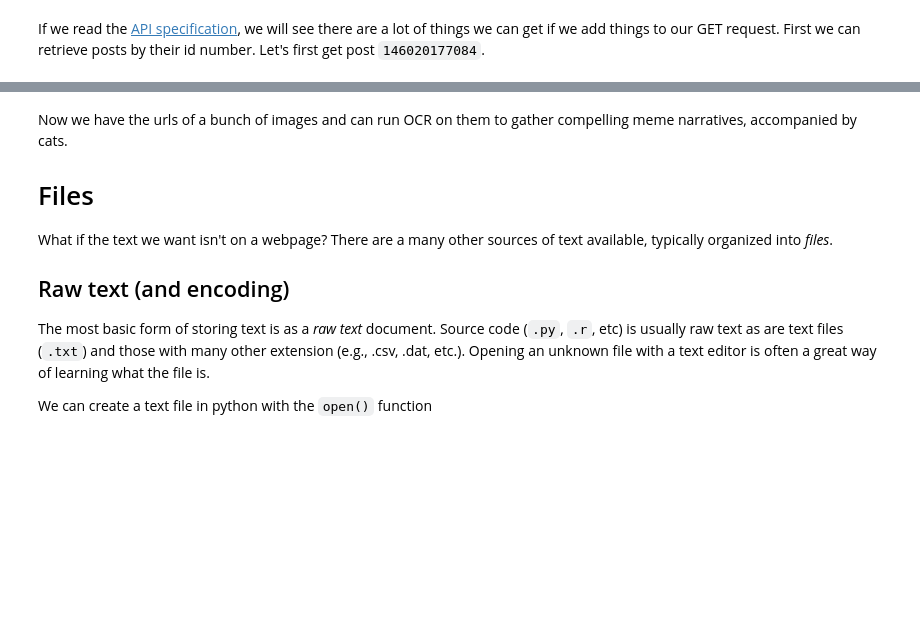
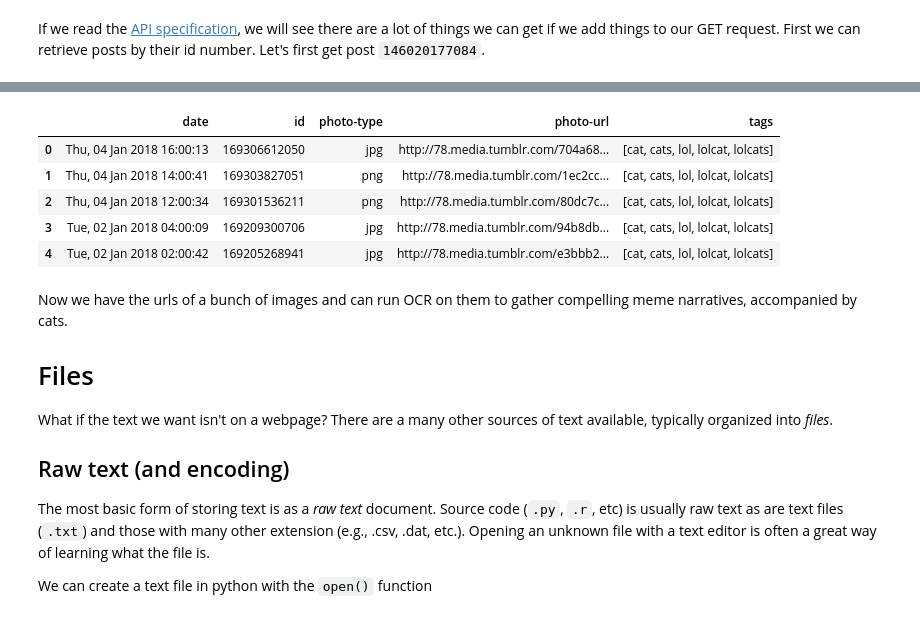
Before and after one commit to sunnyjooey/content-analysis-2018, a Jupyter notebook: 1-Intro/1-intro.ipynb, the cells around one changed output, grey strips where cells are left out. Saved outputs shown, nothing was run; the diff lists cells and outputs as text; code cells hidden in the pictures; blank space fills up the shorter version.

```diff
--- a/1-Intro/1-intro.ipynb
+++ b/1-Intro/1-intro.ipynb
@@ -480,3 +537,13 @@ tumblrImageScrape('lolcats-lol-cat', 50)
+# %%
+lolcat = tumblrImageScrape('lolcats-lol-cat', 50)
+lolcat.head()
+# %% [output]
+|  | date | id | photo-type | photo-url | tags |
+| 0 | Thu, 04 Jan 2018 16:00:13 | 169306612050 | jpg | http://78.media.tumblr.com/704a68... | [cat, cats, lol, lolcat, lolcats] |
+| 1 | Thu, 04 Jan 2018 14:00:41 | 169303827051 | png | http://78.media.tumblr.com/1ec2cc... | [cat, cats, lol, lolcat, lolcats] |
+| 2 | Thu, 04 Jan 2018 12:00:34 | 169301536211 | png | http://78.media.tumblr.com/80dc7c... | [cat, cats, lol, lolcat, lolcats] |
+| 3 | Tue, 02 Jan 2018 04:00:09 | 169209300706 | jpg | http://78.media.tumblr.com/94b8db... | [cat, cats, lol, lolcat, lolcats] |
+| 4 | Tue, 02 Jan 2018 02:00:42 | 169205268941 | jpg | http://78.media.tumblr.com/e3bbb2... | [cat, cats, lol, lolcat, lolcats] |
 # %% [markdown]
 Now we have the urls of a bunch of images and can run OCR on them to gather
 compelling meme narratives, accompanied by cats.
```
Also changed, not shown: parts of 27 cells of this notebook.
